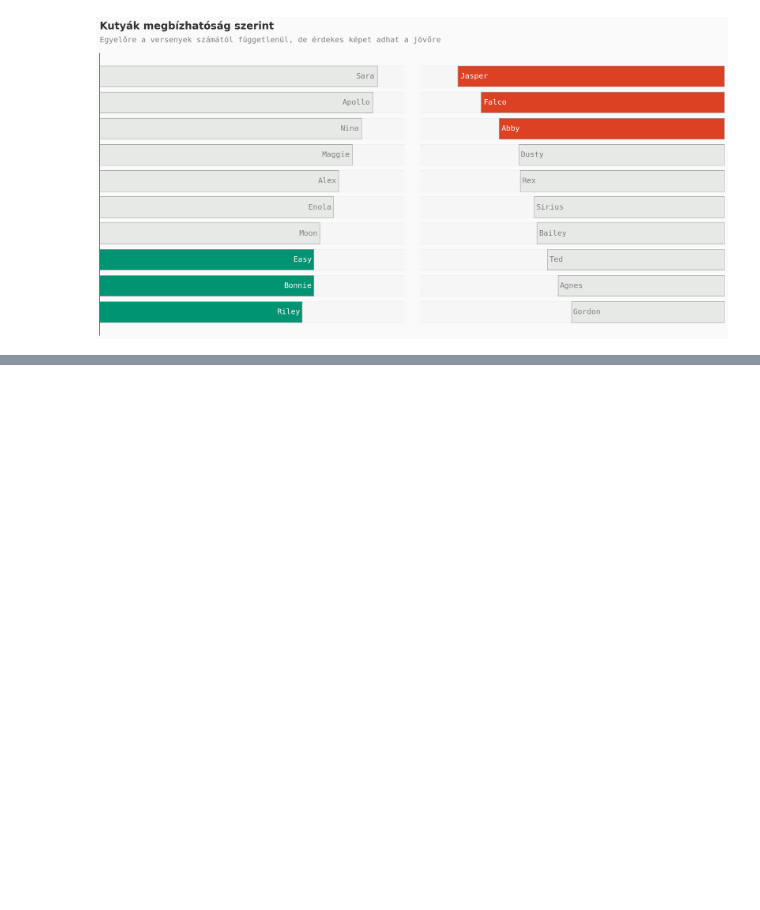
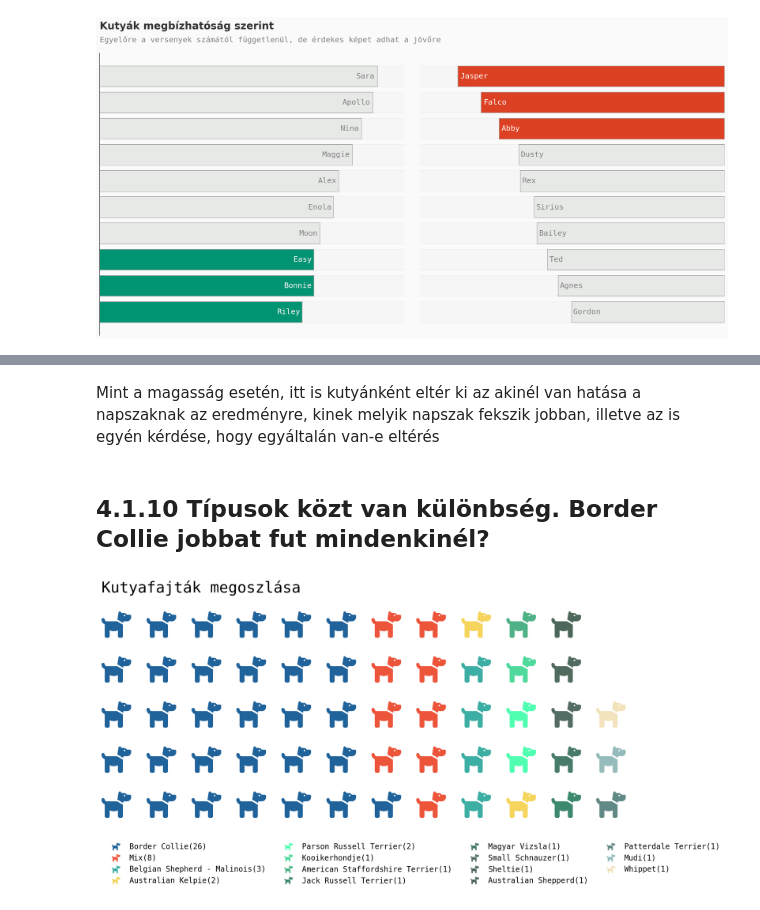
Before and after one commit to datavers/FlyBall, a Jupyter notebook: Flyball.ipynb, the cells around one changed output, grey strips where cells are left out. Saved outputs shown, nothing was run; the diff lists cells and outputs as text; code cells hidden in the pictures; blank space fills up the shorter version.

```diff
--- a/Flyball.ipynb
+++ b/Flyball.ipynb
@@ -1120,0 +1358,25 @@ df_merged_wo_time_error.groupby(['name','date', 'city']).agg(
+# %% [markdown]
+Mint a magasság esetén, itt is kutyánként eltér ki az akinél van hatása a napszaknak az eredményre, kinek melyik napszak fekszik jobban, illetve az is egyén kérdése, hogy egyáltalán van-e eltérés
+# %% [markdown]
+## 4.1.10 Típusok közt van különbség. Border Collie jobbat fut mindenkinél?
+# %%
+fajta = dogs['fajta'].value_counts()
+
+fig = plt.figure(
+    FigureClass=Waffle,
+    rows=5,
+    columns=12,
+    values=fajta,
+    colors = ('#20639B', '#ED553B', '#3CAEA3', '#F5D55C', '#50FFB1',
+              '#50D99C', '#4FB286', '#3C896D', '#487B69', '#546D64',
+              '#516B5F', '#4D685A', '#618985', '#96BBBB', '#F2E3BC'),
+    title={'label': 'Kutyafajták megoszlása', 'loc': 'left', 'size' : 20},
+    labels=["{}({})".format(a, b) for a, b in zip(fajta.index, fajta) ],
+    legend={'loc': 'upper left', 'bbox_to_anchor': (0, -0.1), 'ncol': 4, 'framealpha': 0},
+    font_size=35,
+    icons = 'dog',
+    figsize=(12, 10),
+    icon_legend=True
+);
+# %% [output]
+[figure, added]
```
Also changed, not shown: parts of 89 cells of this notebook.
